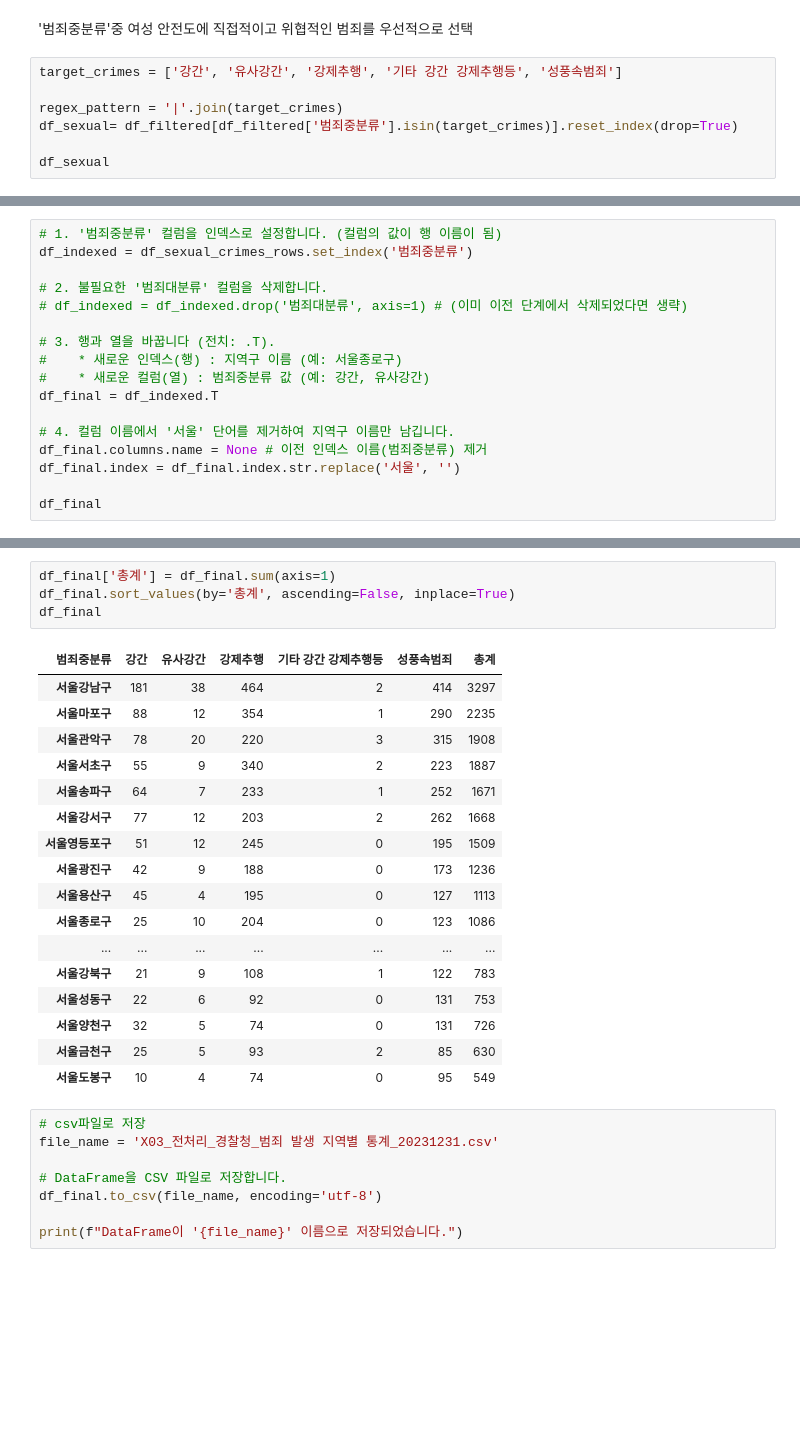
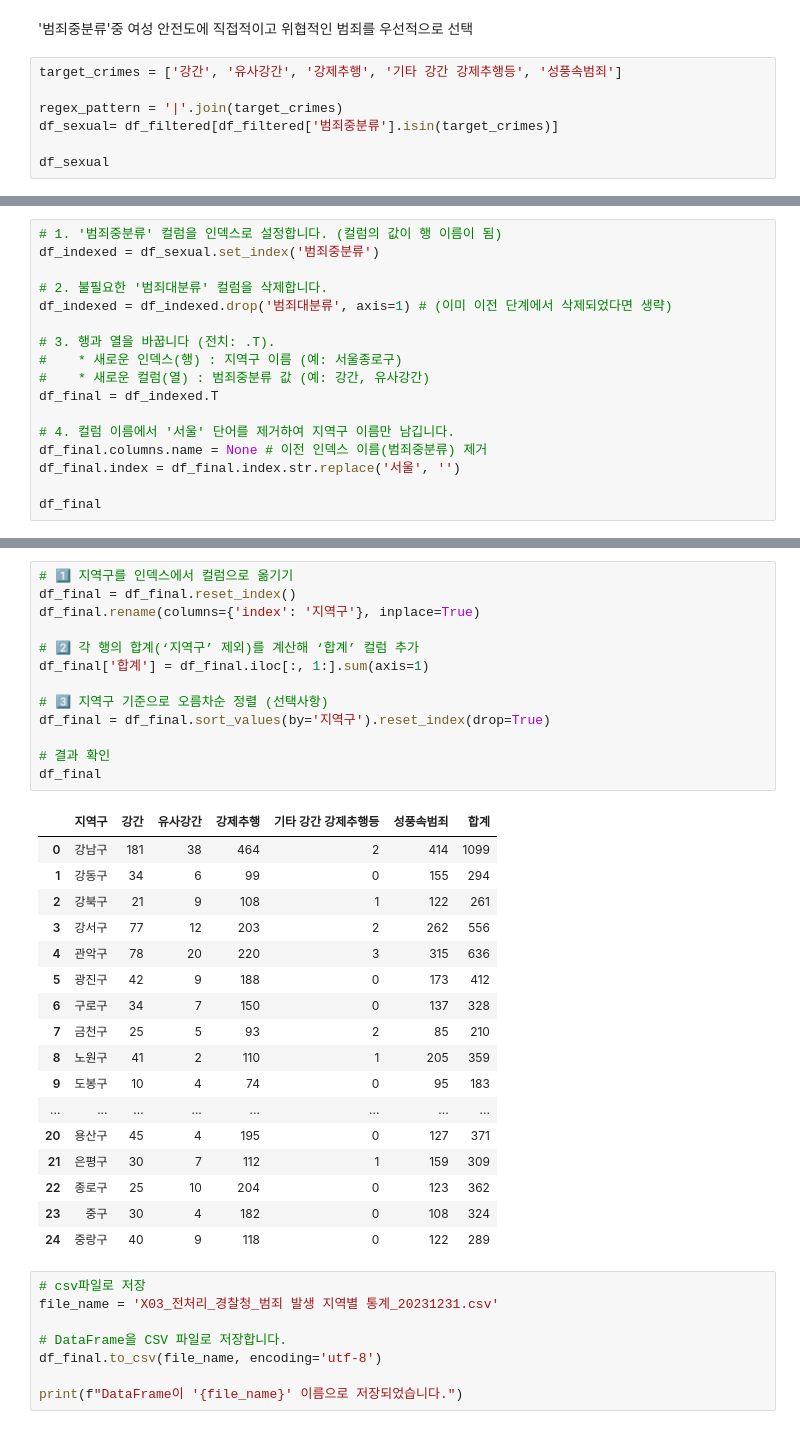
Before and after one commit to jinpro0318/SORA_Project, a Jupyter notebook: src/preprocessing/X03_경찰청_범죄 발생 지역별 통계_20231231.ipynb, the cells around one changed output, grey strips where cells are left out. Saved outputs shown, nothing was run; the diff lists cells and outputs as text; blank space fills up the shorter version.

```diff
--- a/src/preprocessing/X03_경찰청_범죄 발생 지역별 통계_20231231.ipynb
+++ b/src/preprocessing/X03_경찰청_범죄 발생 지역별 통계_20231231.ipynb
@@ -47,7 +47,7 @@ array(['살인기수', '살인미수등', '강도', '강간', '유사강간', '
 target_crimes = ['강간', '유사강간', '강제추행', '기타 강간 강제추행등', '성풍속범죄']
 
 regex_pattern = '|'.join(target_crimes)
-df_sexual= df_filtered[df_filtered['범죄중분류'].isin(target_crimes)].reset_index(drop=True)
+df_sexual= df_filtered[df_filtered['범죄중분류'].isin(target_crimes)]
 
 df_sexual
 # %% [output]
@@ -60,10 +60,10 @@ df_sexual
 5 rows × 27 columns
 # %%
 # 1. '범죄중분류' 컬럼을 인덱스로 설정합니다. (컬럼의 값이 행 이름이 됨)
-df_indexed = df_sexual_crimes_rows.set_index('범죄중분류')
+df_indexed = df_sexual.set_index('범죄중분류')
 
 # 2. 불필요한 '범죄대분류' 컬럼을 삭제합니다.
-# df_indexed = df_indexed.drop('범죄대분류', axis=1) # (이미 이전 단계에서 삭제되었다면 생략)
+df_indexed = df_indexed.drop('범죄대분류', axis=1) # (이미 이전 단계에서 삭제되었다면 생략)
 
 # 3. 행과 열을 바꿉니다 (전치: .T).
 #    * 새로운 인덱스(행) : 지역구 이름 (예: 서울종로구)
@@ -96,25 +96,34 @@ df_final
 # %%
-df_final['총계'] = df_final.sum(axis=1)
-df_final.sort_values(by='총계', ascending=False, inplace=True)
+# 1️⃣ 지역구를 인덱스에서 컬럼으로 옮기기
+df_final = df_final.reset_index()
+df_final.rename(columns={'index': '지역구'}, inplace=True)
+
+# 2️⃣ 각 행의 합계(‘지역구’ 제외)를 계산해 ‘합계’ 컬럼 추가
+df_final['합계'] = df_final.iloc[:, 1:].sum(axis=1)
+
+# 3️⃣ 지역구 기준으로 오름차순 정렬 (선택사항)
+df_final = df_final.sort_values(by='지역구').reset_index(drop=True)
+
+# 결과 확인
 df_final
 # %% [output]
-| 범죄중분류 | 강간 | 유사강간 | 강제추행 | 기타 강간 강제추행등 | 성풍속범죄 | 총계 |
-| 서울강남구 | 181 | 38 | 464 | 2 | 414 | 3297 |
-| 서울마포구 | 88 | 12 | 354 | 1 | 290 | 2235 |
-| 서울관악구 | 78 | 20 | 220 | 3 | 315 | 1908 |
-| 서울서초구 | 55 | 9 | 340 | 2 | 223 | 1887 |
-| 서울송파구 | 64 | 7 | 233 | 1 | 252 | 1671 |
-| 서울강서구 | 77 | 12 | 203 | 2 | 262 | 1668 |
-| 서울영등포구 | 51 | 12 | 245 | 0 | 195 | 1509 |
-| 서울광진구 | 42 | 9 | 188 | 0 | 173 | 1236 |
-| 서울용산구 | 45 | 4 | 195 | 0 | 127 | 1113 |
-| 서울종로구 | 25 | 10 | 204 | 0 | 123 | 1086 |
-| ... | ... | ... | ... | ... | ... | ... |
-| 서울강북구 | 21 | 9 | 108 | 1 | 122 | 783 |
-| 서울성동구 | 22 | 6 | 92 | 0 | 131 | 753 |
-| 서울양천구 | 32 | 5 | 74 | 0 | 131 | 726 |
-| 서울금천구 | 25 | 5 | 93 | 2 | 85 | 630 |
-| 서울도봉구 | 10 | 4 | 74 | 0 | 95 | 549 |
+|  | 지역구 | 강간 | 유사강간 | 강제추행 | 기타 강간 강제추행등 | 성풍속범죄 | 합계 |
+| 0 | 강남구 | 181 | 38 | 464 | 2 | 414 | 1099 |
+| 1 | 강동구 | 34 | 6 | 99 | 0 | 155 | 294 |
+| 2 | 강북구 | 21 | 9 | 108 | 1 | 122 | 261 |
+| 3 | 강서구 | 77 | 12 | 203 | 2 | 262 | 556 |
+| 4 | 관악구 | 78 | 20 | 220 | 3 | 315 | 636 |
+| 5 | 광진구 | 42 | 9 | 188 | 0 | 173 | 412 |
+| 6 | 구로구 | 34 | 7 | 150 | 0 | 137 | 328 |
+| 7 | 금천구 | 25 | 5 | 93 | 2 | 85 | 210 |
+| 8 | 노원구 | 41 | 2 | 110 | 1 | 205 | 359 |
+| 9 | 도봉구 | 10 | 4 | 74 | 0 | 95 | 183 |
+| ... | ... | ... | ... | ... | ... | ... | ... |
+| 20 | 용산구 | 45 | 4 | 195 | 0 | 127 | 371 |
+| 21 | 은평구 | 30 | 7 | 112 | 1 | 159 | 309 |
+| 22 | 종로구 | 25 | 10 | 204 | 0 | 123 | 362 |
+| 23 | 중구 | 30 | 4 | 182 | 0 | 108 | 324 |
+| 24 | 중랑구 | 40 | 9 | 118 | 0 | 122 | 289 |
 # %%
 # csv파일로 저장
 file_name = 'X03_전처리_경찰청_범죄 발생 지역별 통계_20231231.csv'
```
Also changed, not shown: parts of 2 cells of this notebook, 1 other file.
